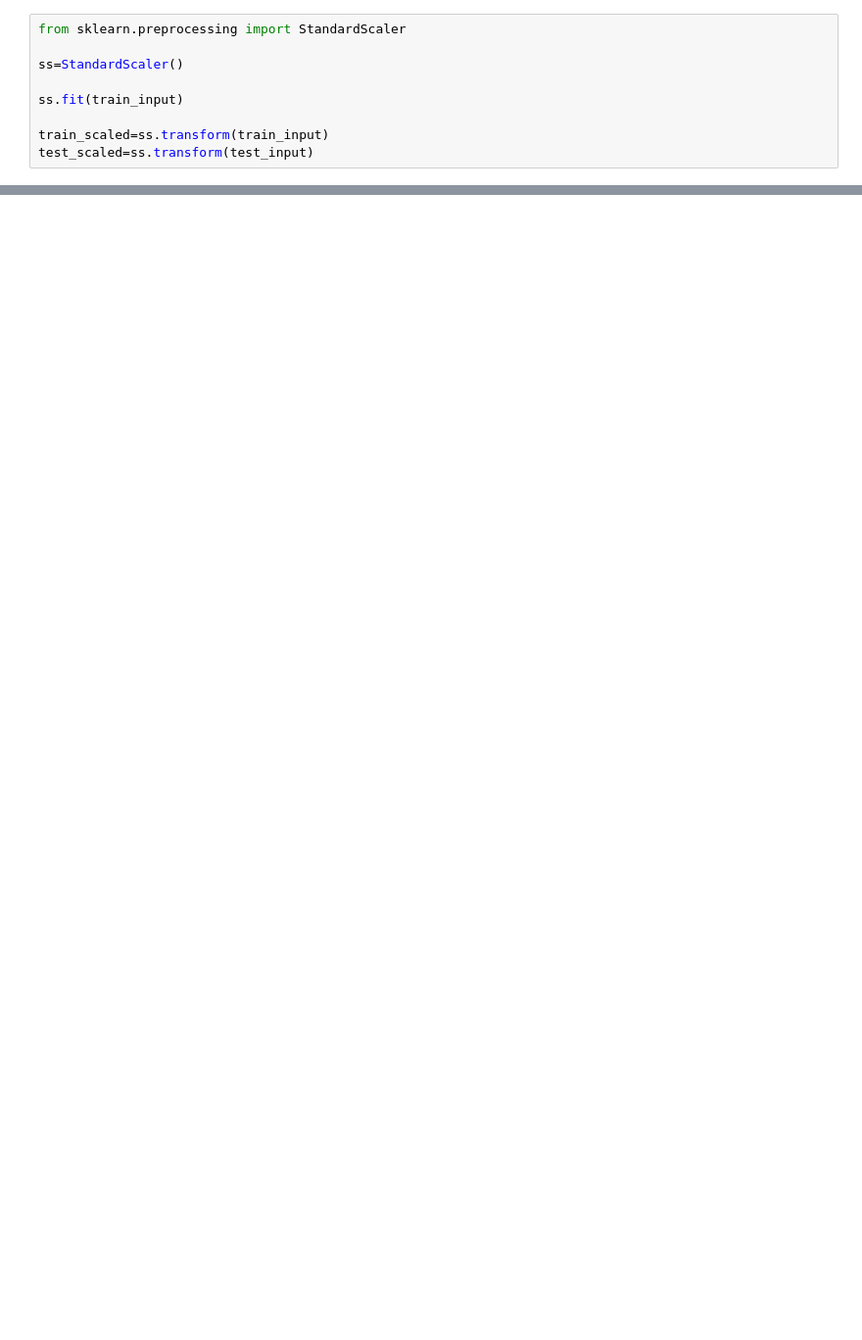
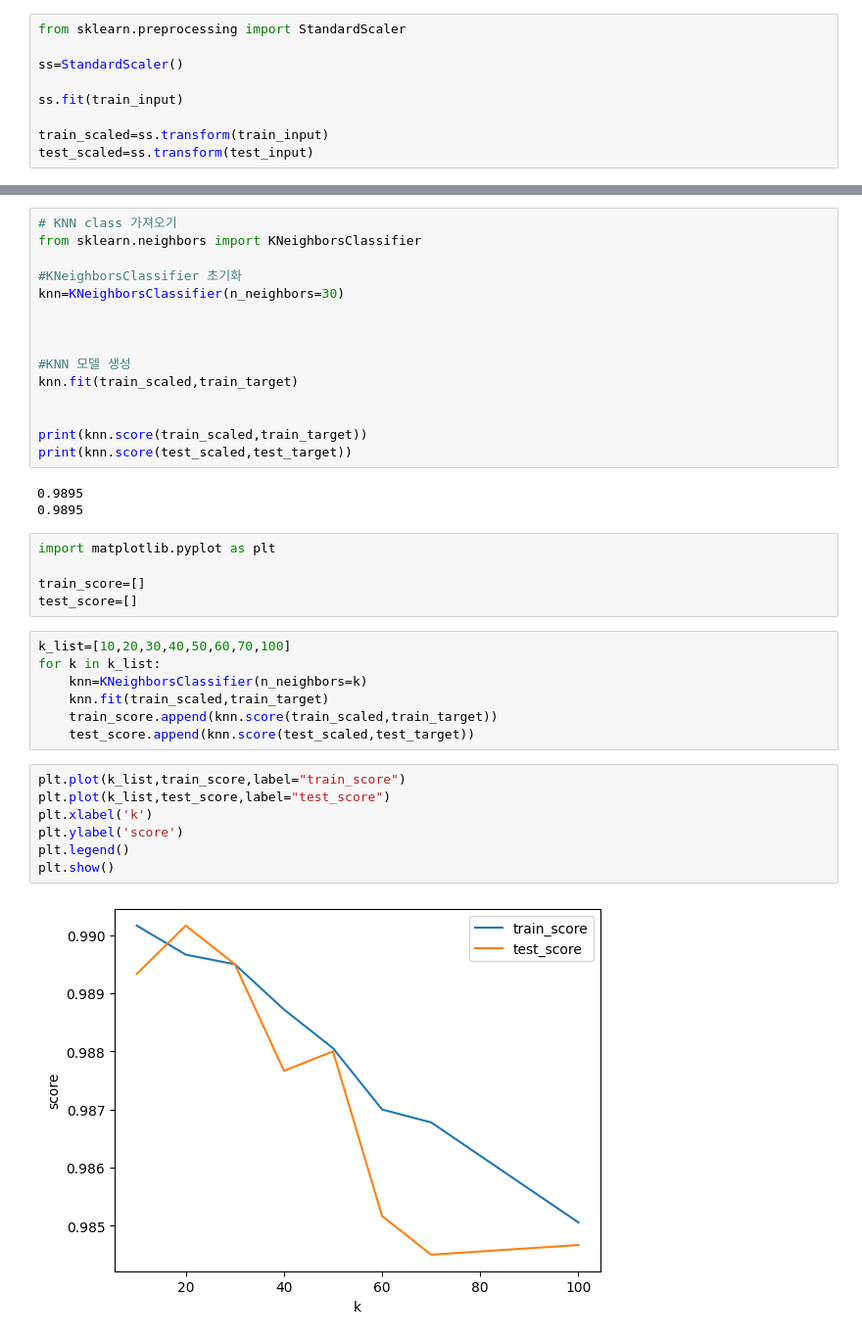
Before and after one commit to JHONEY-076/machine_learning_assignment, a Jupyter notebook: dataset/Project01.ipynb, the cells around one changed output, grey strips where cells are left out. Shown at 98% size. Saved outputs shown, nothing was run; the diff lists cells and outputs as text; blank space fills up the shorter version.

```diff
--- a/dataset/Project01.ipynb
+++ b/dataset/Project01.ipynb
@@ -85,0 +95,39 @@ array([[ 0.17273583, -1.34787902,  0.41787351, -0.06869232, -0.99911151],
+# %%
+# KNN class 가져오기
+from sklearn.neighbors import KNeighborsClassifier
+
+#KNeighborsClassifier 초기화
+knn=KNeighborsClassifier(n_neighbors=30)
+
+
+
+#KNN 모델 생성
+knn.fit(train_scaled,train_target)
+
+
+print(knn.score(train_scaled,train_target))
+print(knn.score(test_scaled,test_target))
+# %% [output]
+0.9895
+0.9895
+# %%
+import matplotlib.pyplot as plt
+
+train_score=[]
+test_score=[]
+# %%
+k_list=[10,20,30,40,50,60,70,100]
+for k in k_list:
+    knn=KNeighborsClassifier(n_neighbors=k)
+    knn.fit(train_scaled,train_target)
+    train_score.append(knn.score(train_scaled,train_target))
+    test_score.append(knn.score(test_scaled,test_target))
+# %%
+plt.plot(k_list,train_score,label="train_score")
+plt.plot(k_list,test_score,label="test_score")
+plt.xlabel('k')
+plt.ylabel('score')
+plt.legend()
+plt.show()
+# %% [output]
+[figure, added]
```
Also changed, not shown: parts of 8 cells of this notebook.
